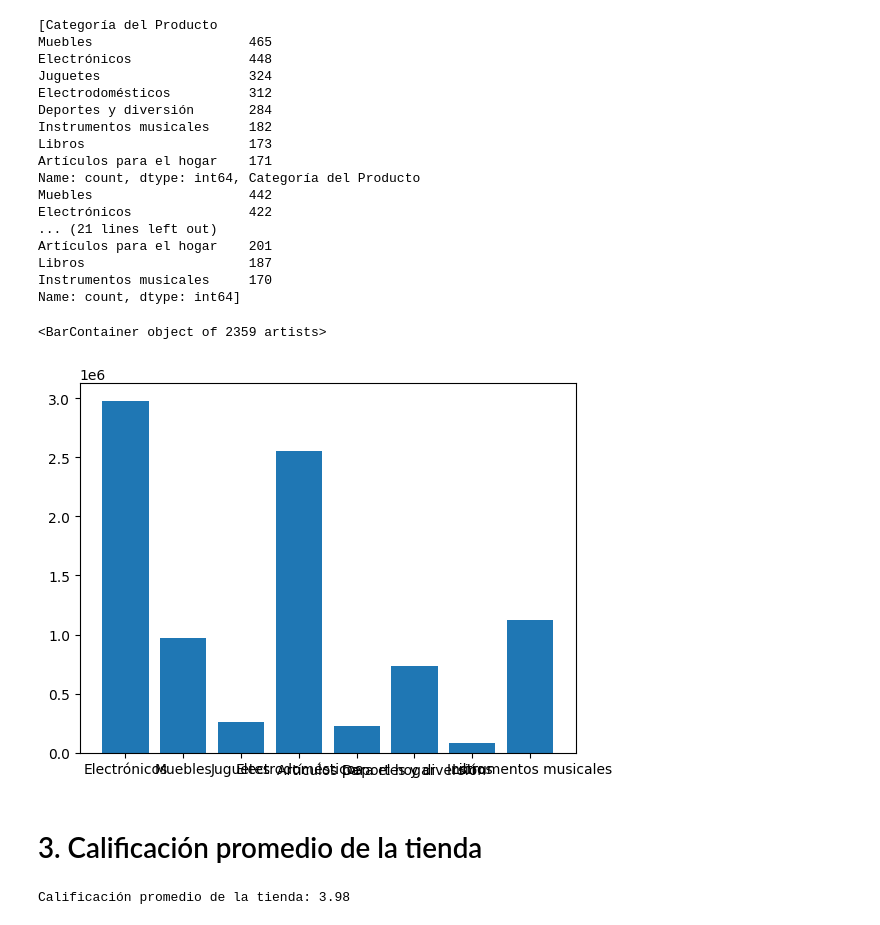
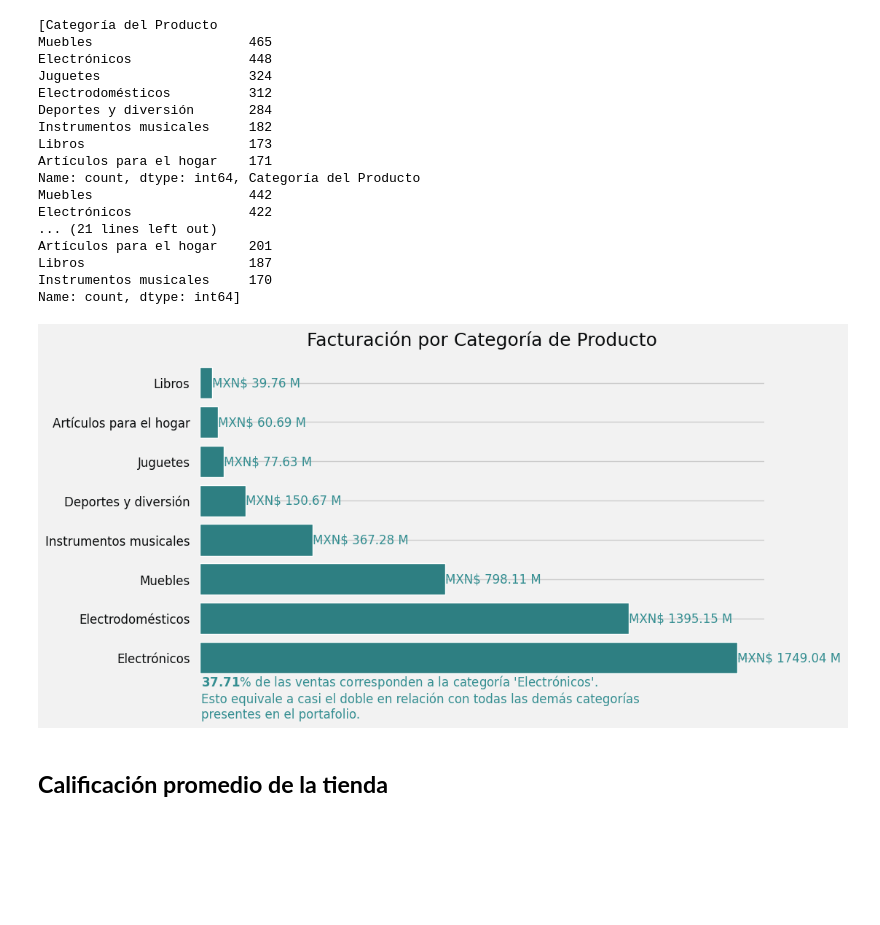
Before and after one commit to Belita-Lili/analisis-ventas-multitienda-alura, a Jupyter notebook: Tiendas_DC_Alura.ipynb, the cells around one changed output. Cells and saved outputs as stored; diff of their text form; code cells hidden in the pictures; blank space fills up the shorter version.

```diff
--- a/Tiendas_DC_Alura.ipynb
+++ b/Tiendas_DC_Alura.ipynb
@@ -195,0 +207,5 @@ plt.show()
+# %%
+tienda['Tienda'] = 'Tienda A'
+tienda2['Tienda'] = 'Tienda B'
+tienda3['Tienda'] = 'Tienda C'
+tienda4['Tienda'] = 'Tienda D'
@@ -195,0 +215,9 @@ plt.show()
+# %%
+# Convertir fecha
+df_total['Fecha de Compra'] = pd.to_datetime(df_total['Fecha de Compra'], format='%d/%m/%Y')
+
+# Extraer año
+df_total['Mes'] = df_total['Fecha de Compra'].dt.month
+
+# Calcular ingreso por compra
+df_total['Ingreso'] = df_total['Precio'] + df_total['Costo de envío']
@@ -218,17 +279,48 @@ Artículos para el hogar    201
 Libros                     187
 Instrumentos musicales     170
 Name: count, dtype: int64]
-# %%
-plt.bar(tienda['Categoría del Producto'], tienda['Precio'])
-# %% [output]
-<BarContainer object of 2359 artists>
-[figure, removed]
+# %%
+def facturacion_por_categoria(df):
+    # Calcular facturación como suma de Precio + Costo de envío
+    df['Facturación'] = df['Precio'] + df['Costo de envío']
+
+    # Agrupar por categoría y calcular la facturación total
+    facturacion_por_categoria = df.groupby('Categoría del Producto')['Facturación'].sum().sort_values(ascending=False)
+
+    # Calcular porcentaje
+    total_facturacion = facturacion_por_categoria.sum()
+    percentual = facturacion_por_categoria.iloc[0] / total_facturacion * 100
+
+    # Configuración del gráfico
+    plt.figure(figsize=(10, 6), facecolor=Blanco_1)
+    ax = plt.axes()
+    ax.set_facecolor(Blanco_1)
+    bars = plt.barh(facturacion_por_categoria.index, facturacion_por_categoria, color=Turquesa_2)
+
+    # Agregar etiquetas y título
+    plt.title('Facturación por Categoría de Producto', fontsize=18, color=Negro_Carbón)
+    plt.xlabel('')
+    plt.ylabel('')
+    plt.yticks(fontsize=12, color=Negro_Carbón)
+    plt.xticks([])
+    ax.spines[['top', 'right', 'left', 'bottom']].set_visible(False)
+
+    # Agregar total de facturación al lado derecho de cada barra
+    for bar in bars:
+        plt.text(bar.get_width() + 1e5, bar.get_y() + bar.get_height()/2,
+                 f'MXN$ {bar.get_width()/1e6:.2f} M',
+                 ha='left', va='center', color=Turquesa_1, fontsize=12)
+
+    # Agregar texto dentro del área del gráfico
+    categoria_top = facturacion_por_categoria.index[0]
+    plt.text(0.4e7, len(facturacion_por_categoria) - 9,
+             f"$\\bf{percentual:.2f}$% de las ventas corresponden a la categoría '{categoria_top}'.\nEsto equivale a casi el doble en relación con todas las demás categorías\npresentes en el portafolio.",
+             ha='left', va='center', color=Turquesa_1, fontsize=12)
+
+    return plt
+
+facturacion_por_categoria(df_total).show()
+# %% [output]
+[figure, added]
 # %% [markdown]
-# 3. Calificación promedio de la tienda
+## **Calificación promedio de la tienda**
-# %%
-# Calcular calificación promedio
-calificacion_promedio = tienda['Calificación'].mean()
-
-print(f'Calificación promedio de la tienda: {calificacion_promedio:.2f}')
-# %% [output]
-Calificación promedio de la tienda: 3.98
```
Also changed, not shown: parts of 45 cells of this notebook.
